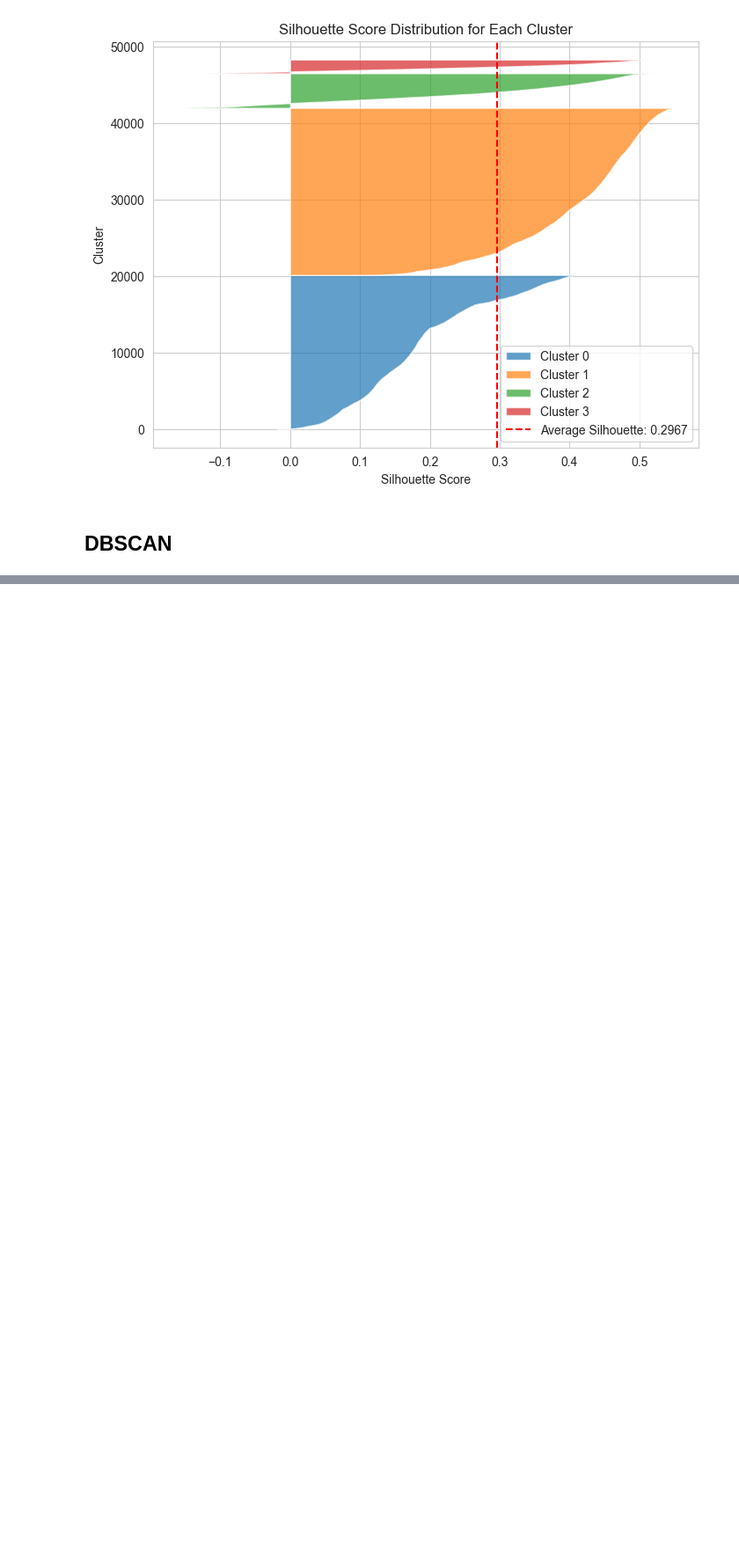
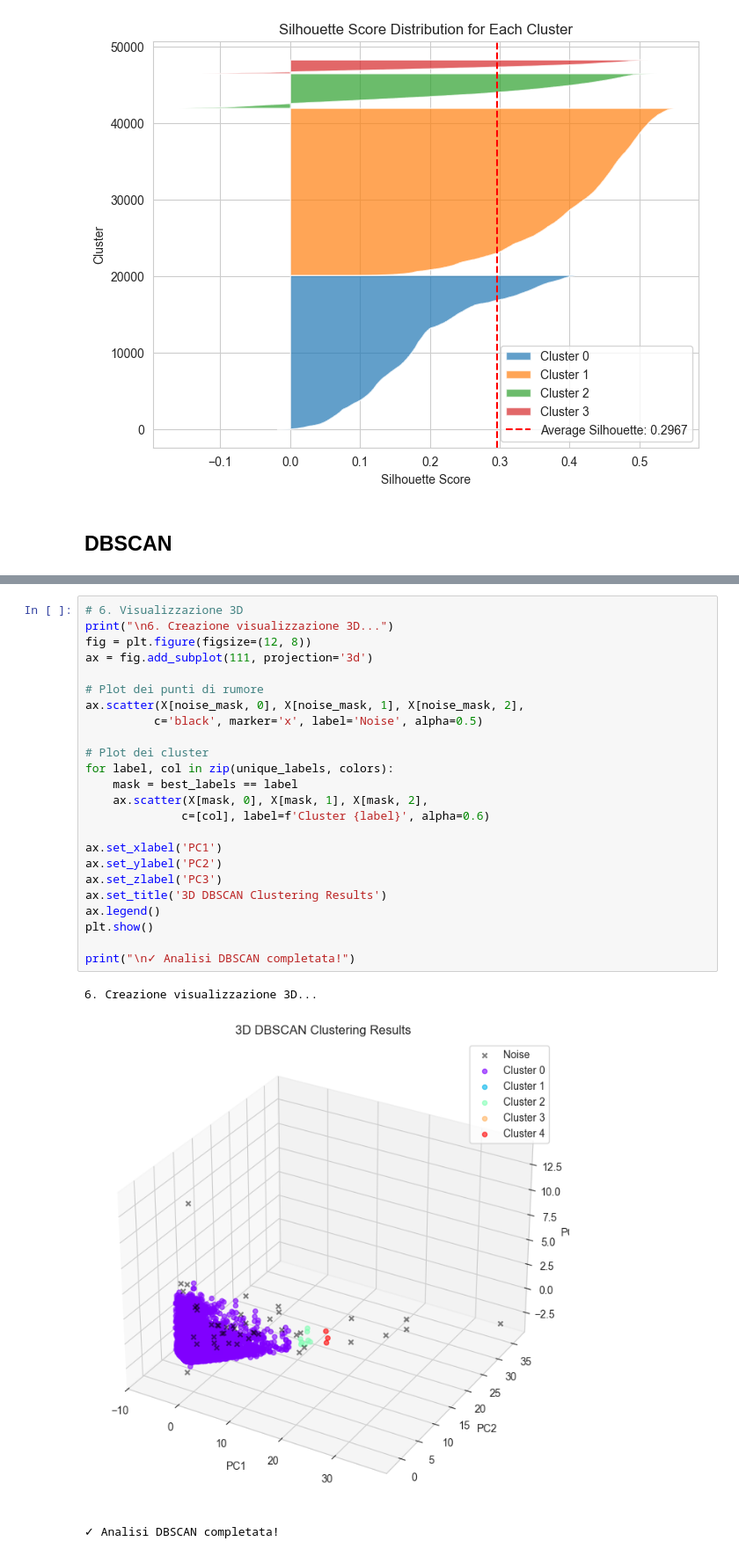
Before and after one commit to enricopierga/DataScience_2024-2025_Projects, a Jupyter notebook: Clustering/clustering_matches.ipynb, the cells around one changed output, grey strips where cells are left out. Shown at 88% size. Drawn from its saved outputs; the diff is of its cells as text; blank space fills up the shorter version.

```diff
--- a/Clustering/clustering_matches.ipynb
+++ b/Clustering/clustering_matches.ipynb
@@ -802,0 +1031,28 @@ Average silhouette score: 0.2967
+# %%
+# 6. Visualizzazione 3D
+print("\n6. Creazione visualizzazione 3D...")
+fig = plt.figure(figsize=(12, 8))
+ax = fig.add_subplot(111, projection='3d')
+
+# Plot dei punti di rumore
+ax.scatter(X[noise_mask, 0], X[noise_mask, 1], X[noise_mask, 2],
+          c='black', marker='x', label='Noise', alpha=0.5)
+
+# Plot dei cluster
+for label, col in zip(unique_labels, colors):
+    mask = best_labels == label
+    ax.scatter(X[mask, 0], X[mask, 1], X[mask, 2],
+              c=[col], label=f'Cluster {label}', alpha=0.6)
+
+ax.set_xlabel('PC1')
+ax.set_ylabel('PC2')
+ax.set_zlabel('PC3')
+ax.set_title('3D DBSCAN Clustering Results')
+ax.legend()
+plt.show()
+
+print("\n✓ Analisi DBSCAN completata!")
+# %% [output]
+6. Creazione visualizzazione 3D...
+[figure, added]
+✓ Analisi DBSCAN completata!
```
Also changed, not shown: parts of 8 cells of this notebook.
